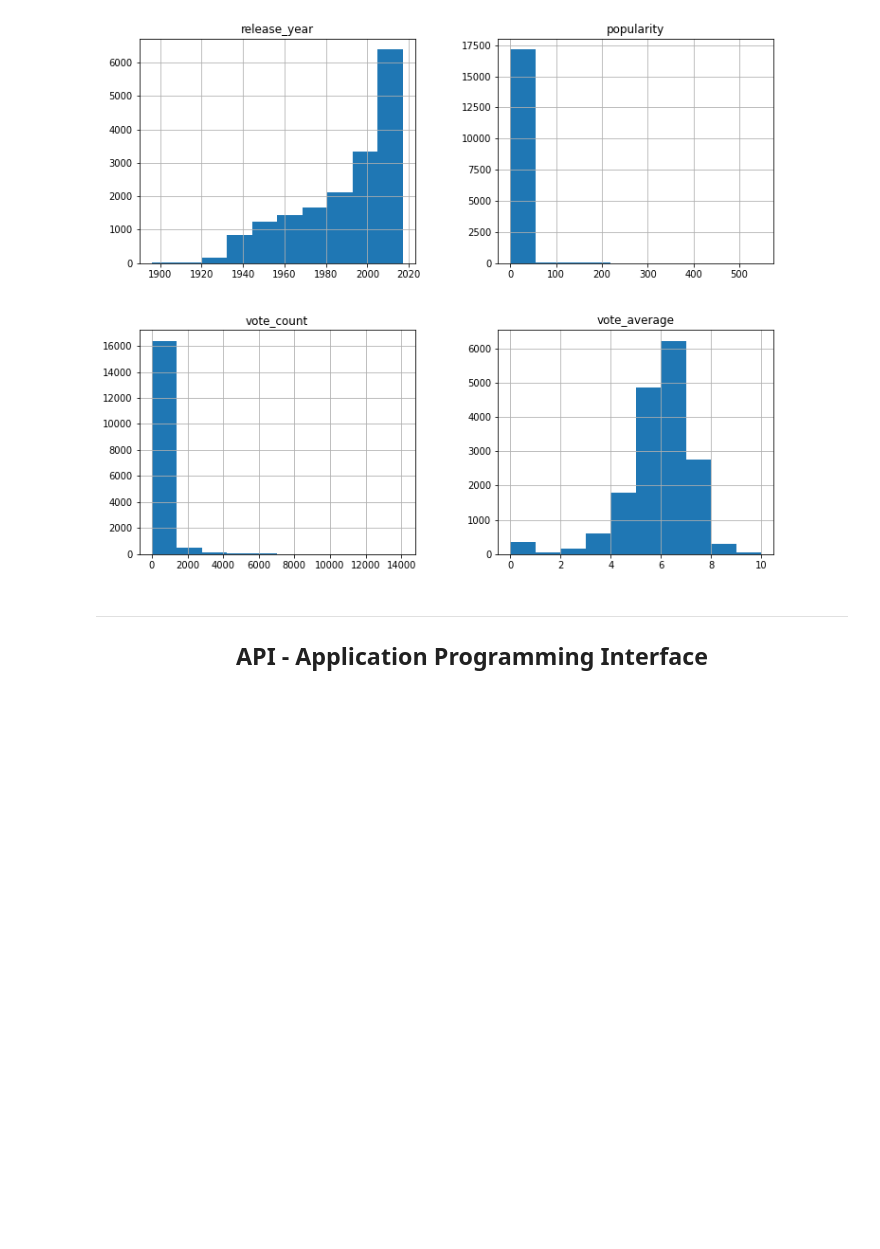
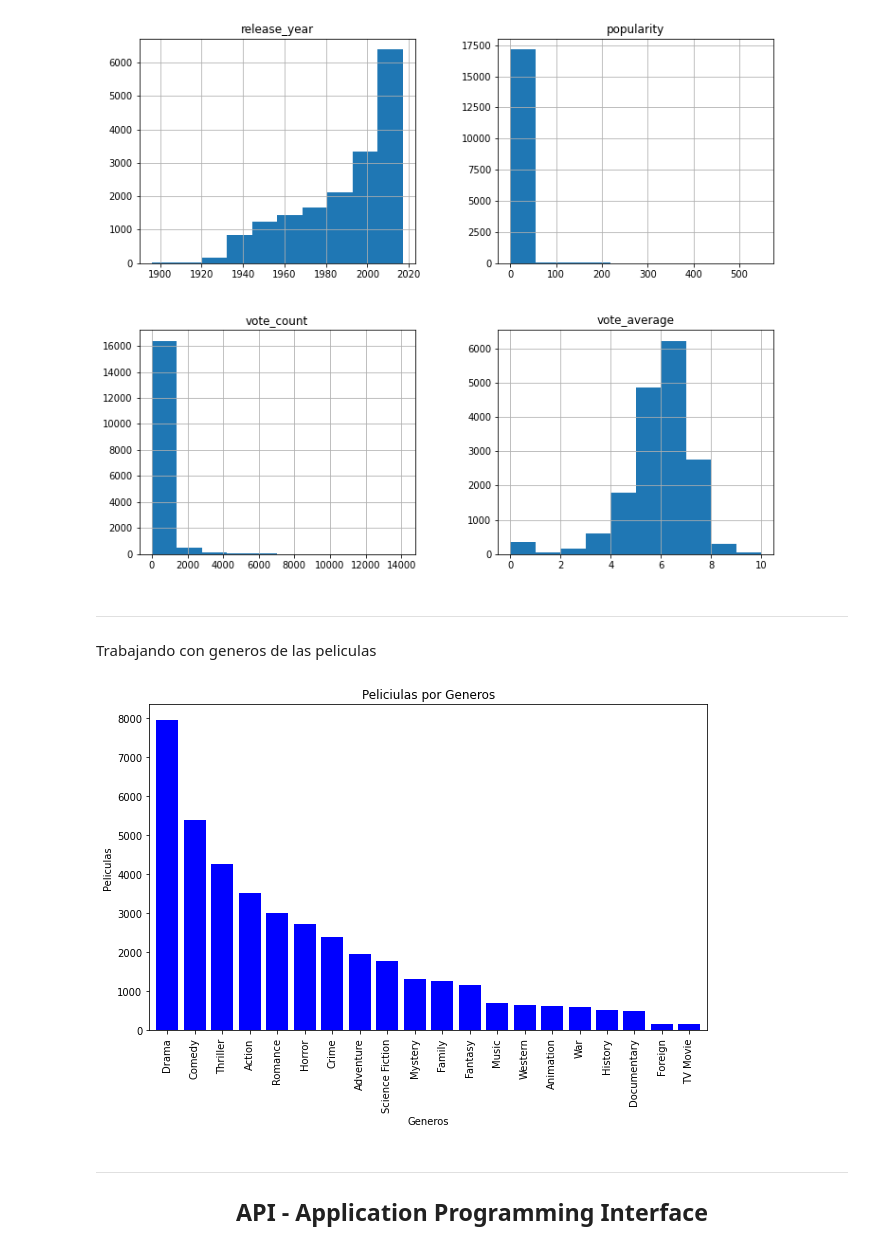
Before and after one commit to ramirezla/Machine_Learning_Operations_api, a Jupyter notebook: LARG_PI_ML_OPS-main_machinelearning.ipynb, the cells around one changed output. Saved outputs shown, nothing was run; the diff lists cells and outputs as text; code cells hidden in the pictures; blank space fills up the shorter version.

```diff
--- a/LARG_PI_ML_OPS-main_machinelearning.ipynb
+++ b/LARG_PI_ML_OPS-main_machinelearning.ipynb
@@ -572,6 +572,36 @@ array([[<AxesSubplot:title={'center':'release_year'}>,
        [<AxesSubplot:title={'center':'vote_count'}>,
         <AxesSubplot:title={'center':'vote_average'}>]], dtype=object)
 [figure]
+# %% [markdown]
+- - -
+Trabajando con generos de las peliculas
+# %%
+# Hacemos un dataset nuevo con solo las peliculas y los generos se parados en columnas numericas
+peliculas_generos = df_movies_credits_merge_by_id[['title', 'genres', 'release_year']].copy()
+peliculas_generos['genres'] = df_movies_credits_merge_by_id.genres.str.split(',')
+
+for index, row in peliculas_generos.iterrows():                 # Se recorre toda la matriz
+    for genre in row['genres']:                                 # se buscan los generos y
+        peliculas_generos.at[index, genre] = 1                  # se le coloca 1 al genero encontrado
+peliculas_generos = peliculas_generos.fillna(0)                 # En la columna que no tiene nada en el genero, se le coloca 0
+
+peliculas_generos.drop(columns=['genres'], inplace=True)        # Le quitamos la olumna genres
+
+# Columnas de generos para tenerlas filtradas
+columnas = ['Adventure', 'Fantasy', 'Family', 'Romance', 'Comedy', 'Drama',
+       'Action', 'Crime', 'Thriller', 'Animation', 'History',
+       'Science Fiction', 'Mystery', 'War', 'Music', 'Horror', 'Documentary',
+       'Foreign', 'Western', 'TV Movie']
+
+suma_generos = peliculas_generos[columnas].sum().sort_values(ascending=False)
+
+suma_generos.plot(kind='bar', x=suma_generos, y=columnas, figsize=(10, 6), color='blue', width=0.8)
+plt.title('Peliciulas por Generos')
+plt.xlabel('Generos')
+plt.ylabel('Peliculas')
+plt.show()
+# %% [output]
+[figure, added]
 # %% [markdown]
 - - -
 
```
Also changed, not shown: parts of 10 cells of this notebook, 7 other files.
